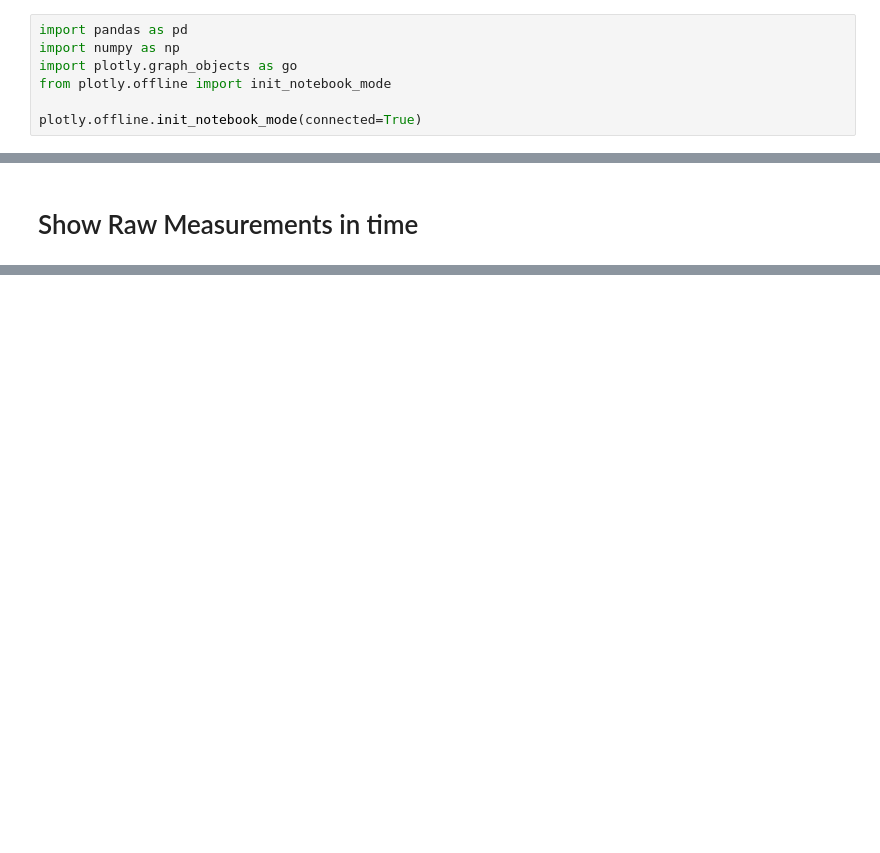
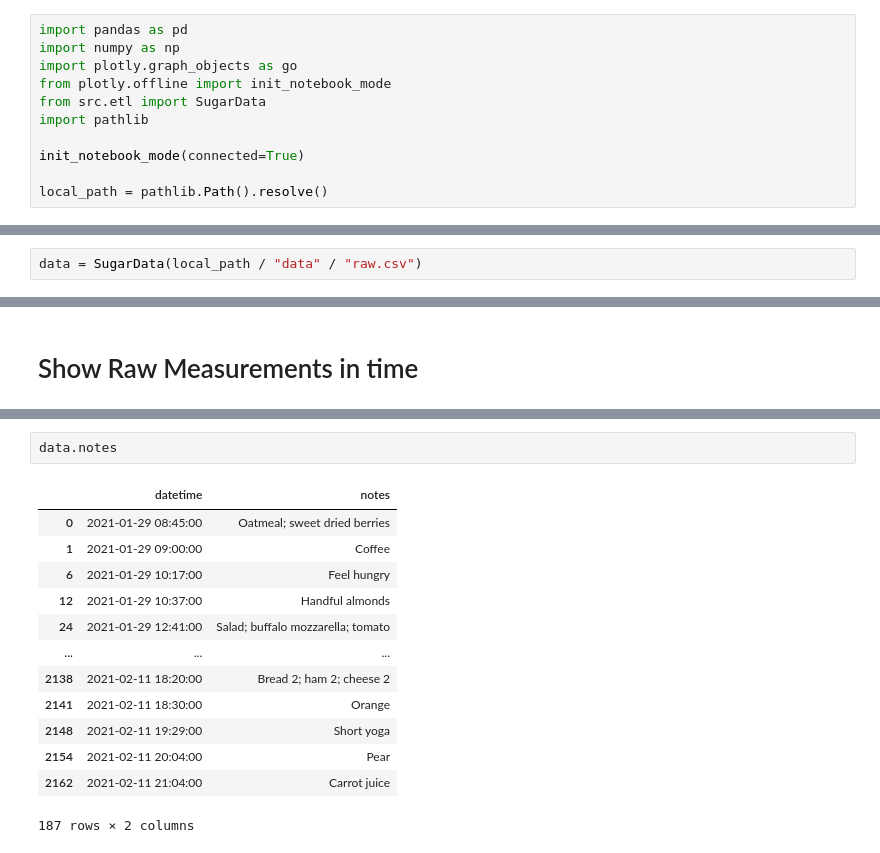
Before and after one commit to artamarkin/sugar-level, a Jupyter notebook: [1]-EDA.ipynb, the cells around one changed output, grey strips where cells are left out. Drawn from its saved outputs; the diff is of its cells as text; blank space fills up the shorter version.

Commit message:
fix data reading

```diff
--- a/[1]-EDA.ipynb
+++ b/[1]-EDA.ipynb
@@ -7,5 +7,9 @@ import pandas as pd
 import numpy as np
 import plotly.graph_objects as go
 from plotly.offline import init_notebook_mode
+from src.etl import SugarData
+import pathlib
 
-plotly.offline.init_notebook_mode(connected=True)
+init_notebook_mode(connected=True)
+
+local_path = pathlib.Path().resolve()
@@ -50,0 +21,2 @@ display(data.shape)
+# %%
+data = SugarData(local_path / "data" / "raw.csv")
@@ -85 +41,17 @@ fig.add_trace(go.Scatter(x=data_glucose["datetime"], y=data_glucose["glucose_lev
 [figure]
+# %%
+data.notes
+# %% [output]
+|  | datetime | notes |
+| 0 | 2021-01-29 08:45:00 | Oatmeal; sweet dried berries |
+| 1 | 2021-01-29 09:00:00 | Coffee |
+| 6 | 2021-01-29 10:17:00 | Feel hungry |
+| 12 | 2021-01-29 10:37:00 | Handful almonds |
+| 24 | 2021-01-29 12:41:00 | Salad; buffalo mozzarella; tomato |
+| ... | ... | ... |
+| 2138 | 2021-02-11 18:20:00 | Bread 2; ham 2; cheese 2 |
+| 2141 | 2021-02-11 18:30:00 | Orange |
+| 2148 | 2021-02-11 19:29:00 | Short yoga |
+| 2154 | 2021-02-11 20:04:00 | Pear |
+| 2162 | 2021-02-11 21:04:00 | Carrot juice |
+187 rows × 2 columns
```
Also changed, not shown: parts of 6 cells of this notebook, 1 other file.
